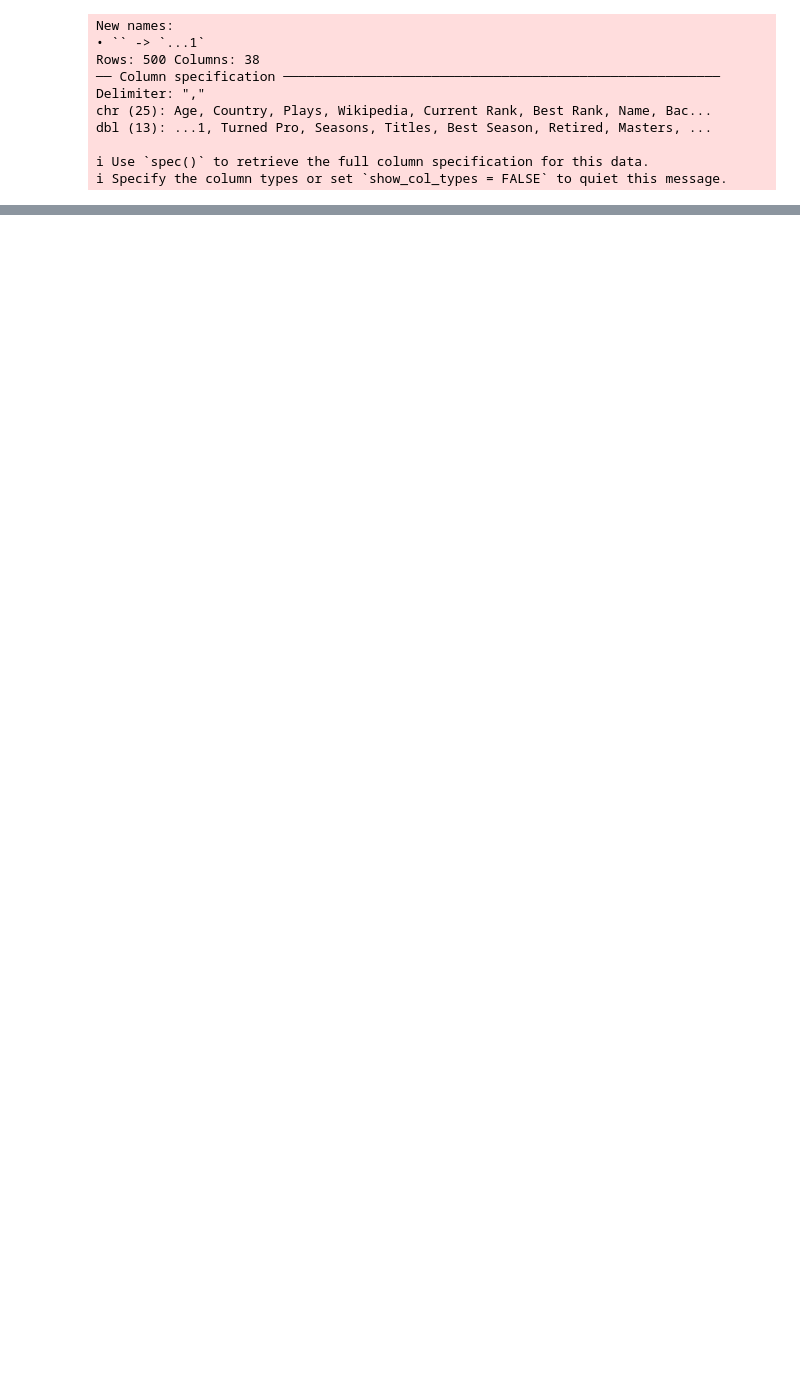
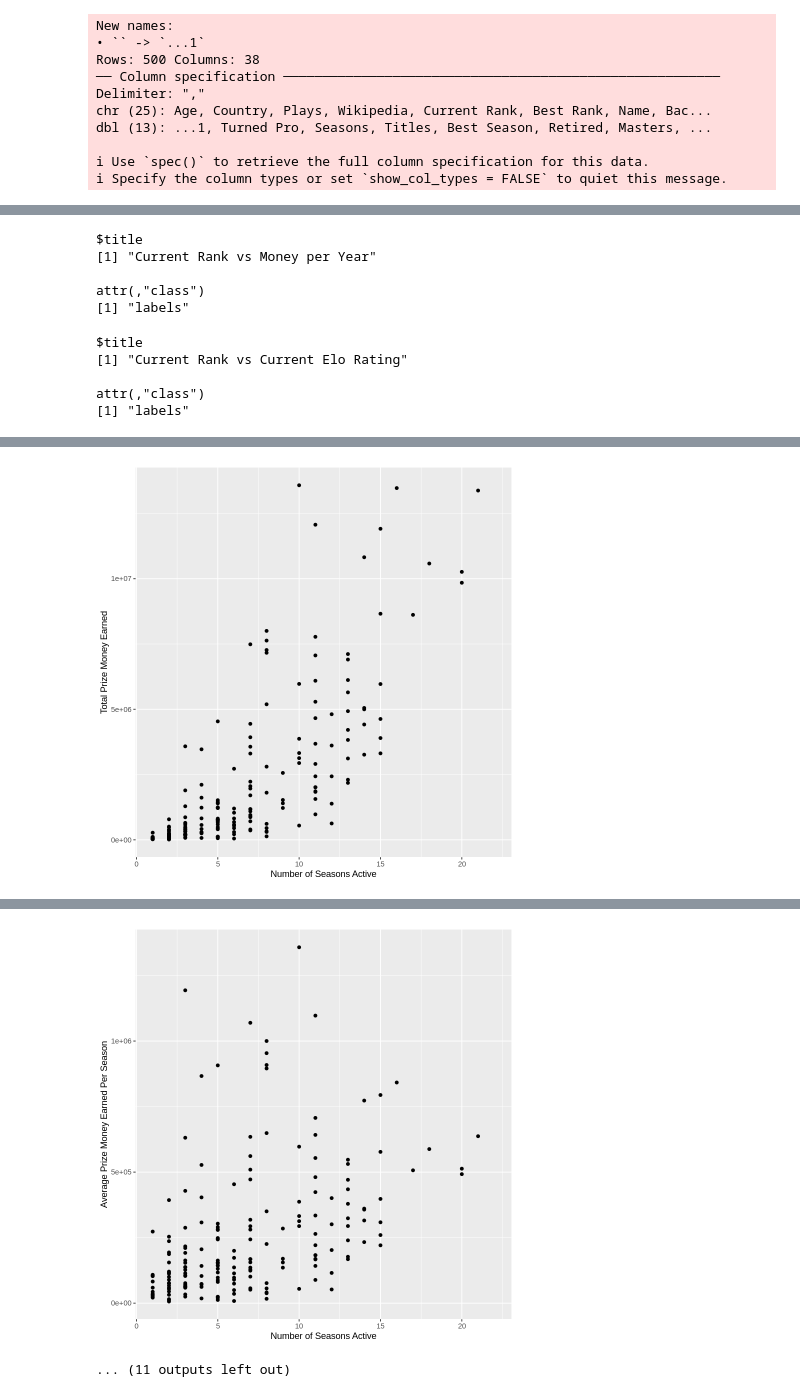
Before and after one commit to mnvibhakar/TennisSalaryProject, a Jupyter notebook: Nolan_Worksheet.ipynb, the cells around one changed output, grey strips where cells are left out. Cells and saved outputs as stored; diff of their text form; code cells hidden in the pictures; blank space fills up the shorter version.

```diff
--- a/Nolan_Worksheet.ipynb
+++ b/Nolan_Worksheet.ipynb
@@ -46,0 +110,53 @@ A tibble: 282 × 17
+# %%
+tennis_data_for_viz <- tennis_training |>
+    filter(Name != "Rafael Nadal")
+# %%
+tennis_plot_seasons <- tennis_data_for_viz |>
+    ggplot(aes(x = Seasons, y = Prize.Money)) +
+    geom_point() +
+    labs(x = "Number of Seasons Active", y = "Total Prize Money Earned")
+    ggtitle("Seasons vs Prize Money")
+tennis_plot_money_per_season <- tennis_data_for_viz |>
+    ggplot(aes(x = Seasons, y = Money.Per.Season)) +
+    geom_point() +
+    labs(x = "Number of Seasons Active", y = "Average Prize Money Earned Per Season")
+    ggtitle("Seasons vs Money per Seasons")
+tennis_plot_age <- tennis_data_for_viz |>
+    ggplot(aes(x = Age, y = Money.Per.Season)) +
+    geom_point() +
+    labs(x = "Age", y = "Average Prize Money Earned Per Season")
+    ggtitle("Age vs Money Per Season")
+tennis_plot_elo <- tennis_data_for_viz |>
+    ggplot(aes(x = Peak.Elo.Rating, y = Prize.Money)) +
+    geom_point() +
+    labs(x = "Peak Elo Rating", y  = "Total Prize Money Earned")
+    ggtitle("Peak Elo Rating vs Prize Money")
+tennis_plot_rank <- tennis_data_for_viz |>
+    ggplot(aes(x = Best.Rank, y = Prize.Money)) +
+    geom_point() +
+    labs(x = "Best Rank", y = "Total Prize Money Earned")
+    ggtitle("Best Rank vs Prize Money")
+tennis_plot_elo_perYear <- tennis_data_for_viz |>
+    ggplot(aes(x = Current.Elo.Rating, y = Money.Per.Season)) +
+    geom_point() +
+    labs(x = "Current Elo Rating", y = "Average Prize Money Earned Per Season")
+    ggtitle("Current Elo vs Money per Year")
+tennis_plot_rank_perYear <- tennis_data_for_viz |>
+    ggplot(aes(x = Current.Rank, y = Money.Per.Season)) +
+    geom_point() +
+    labs(x = "Current Rank", y = "Average Prize Money Earned Per Season")
+    ggtitle("Current Rank vs Money per Year")
+tennis_plot_current_rank_elo <- tennis_data_for_viz |>
+    ggplot(aes(x = Current.Rank, y = Current.Elo.Rating, color = Age)) +
+    geom_point() +
+    labs(x = "Current Rank", y = "Current Elo Rating")
+    ggtitle("Current Rank vs Current Elo Rating")
+tennis_plot_seasons
+tennis_plot_money_per_season
+tennis_plot_age
+tennis_plot_elo
+tennis_plot_rank
+tennis_plot_elo_perYear
+tennis_plot_rank_perYear
+tennis_plot_current_rank_elo
+# %% [output]
@@ -46,0 +193,10 @@ A tibble: 282 × 17
+$title
+[1] "Current Rank vs Money per Year"
+
+attr(,"class")
+[1] "labels"
+$title
+[1] "Current Rank vs Current Elo Rating"
+
+attr(,"class")
+[1] "labels"
@@ -46,0 +207 @@ A tibble: 282 × 17
+[figure, added]
@@ -46,0 +210,2 @@ A tibble: 282 × 17
+[figure, added]
+... (11 outputs left out)
```
Also changed, not shown: parts of 8 cells of this notebook, 1 other file.
